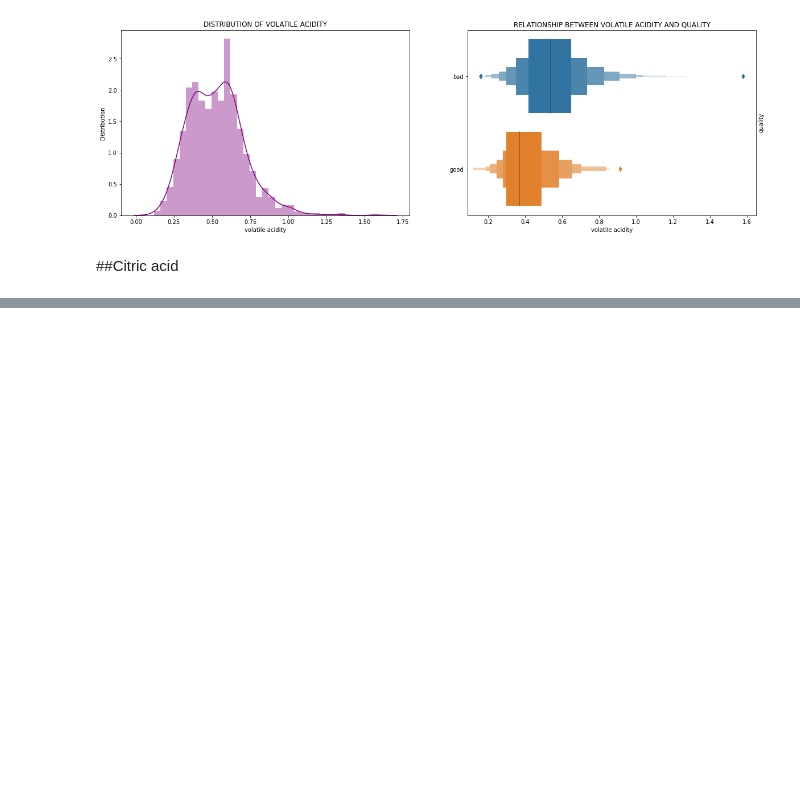
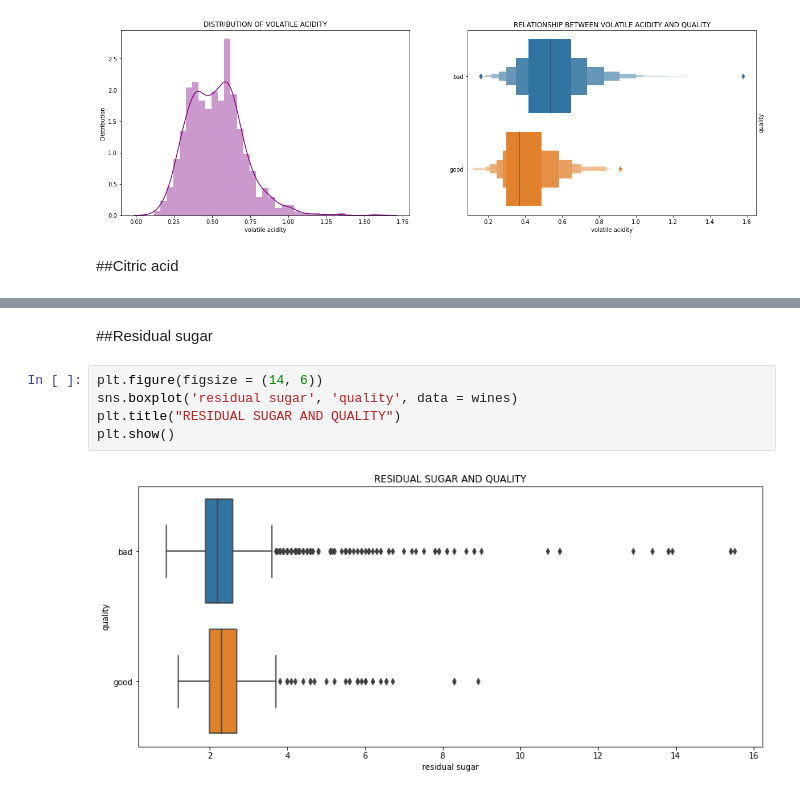
Before and after one commit to MikeDeecode/Red-wine-quality-report, a Jupyter notebook: wine_quality_analysis.ipynb, the cells around one changed output, grey strips where cells are left out. Drawn from its saved outputs; the diff is of its cells as text; blank space fills up the shorter version.

```diff
--- a/wine_quality_analysis.ipynb
+++ b/wine_quality_analysis.ipynb
@@ -109,0 +110,9 @@ plt.show()
+# %% [markdown]
+##Residual sugar
+# %%
+plt.figure(figsize = (14, 6))
+sns.boxplot('residual sugar', 'quality', data = wines)
+plt.title("RESIDUAL SUGAR AND QUALITY")
+plt.show()
+# %% [output]
+[figure, added]
```
Also changed, not shown: parts of 3 cells of this notebook.
